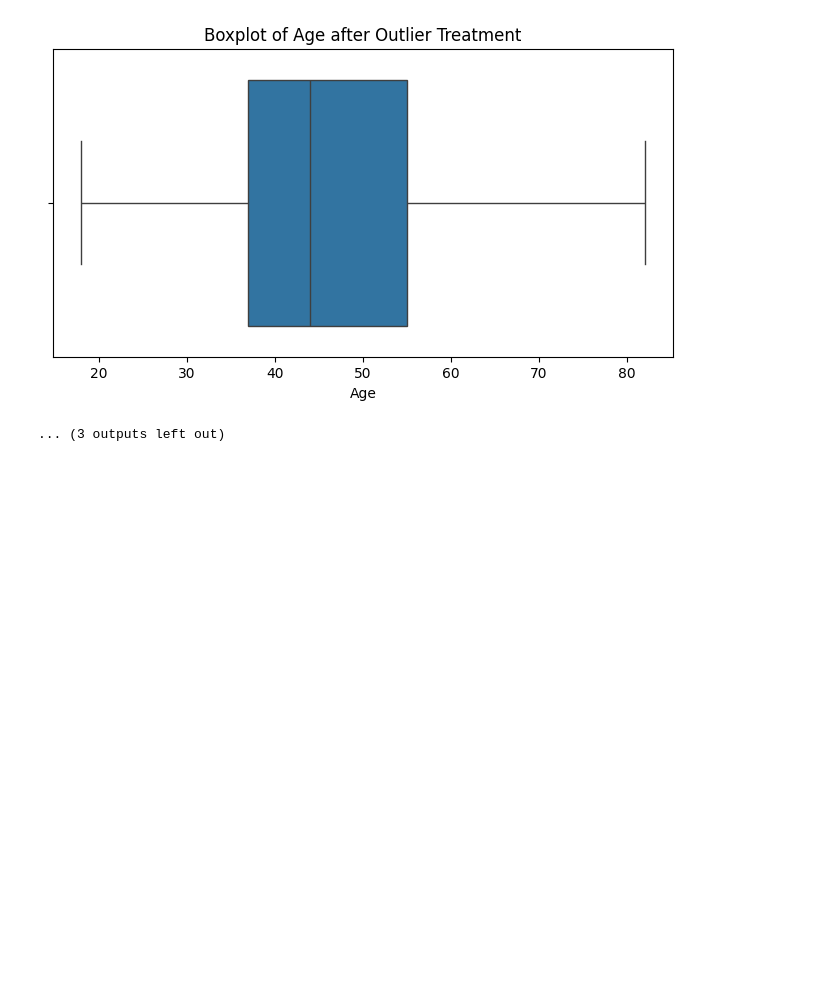
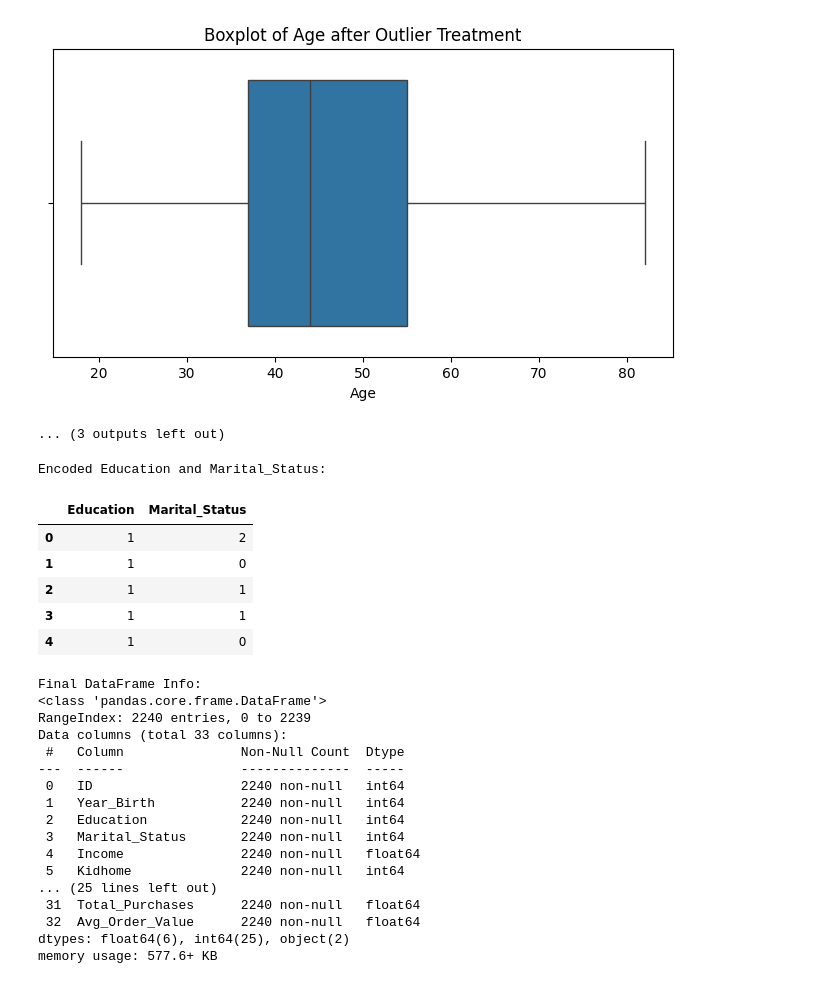
Before and after one commit to rayh4an/Marketing-Campaign, a Jupyter notebook: marketing_campaigns.ipynb, the cells around one changed output. Drawn from its saved outputs; the diff is of its cells as text; code cells hidden in the pictures; blank space fills up the shorter version.

```diff
--- a/marketing_campaigns.ipynb
+++ b/marketing_campaigns.ipynb
@@ -210,3 +210,40 @@ for col in num_cols:
 [figure]
 [figure]
 ... (3 outputs left out)
+# %%
+edu_order = {'Basic': 0, 'Graduate': 1, 'Master': 2, 'PhD': 3}
+df['Education'] = df['Education'].map(edu_order).fillna(-1).astype(int)
+df['Marital_Status'] = df['Marital_Status'].map({
+    'Single': 0,
+    'Married': 1,
+    'Divorced': 2
+}).fillna(-1).astype(int)
+print("\nEncoded Education and Marital_Status:")
+display(df[['Education','Marital_Status']].head())
+print("\nFinal DataFrame Info:")
+df.info()
+# %% [output]
+Encoded Education and Marital_Status:
+|  | Education | Marital_Status |
+| 0 | 1 | 2 |
+| 1 | 1 | 0 |
+| 2 | 1 | 1 |
+| 3 | 1 | 1 |
+| 4 | 1 | 0 |
+Final DataFrame Info:
+<class 'pandas.core.frame.DataFrame'>
+RangeIndex: 2240 entries, 0 to 2239
+Data columns (total 33 columns):
+ #   Column               Non-Null Count  Dtype
+---  ------               --------------  -----
+ 0   ID                   2240 non-null   int64
+ 1   Year_Birth           2240 non-null   int64
+ 2   Education            2240 non-null   int64
+ 3   Marital_Status       2240 non-null   int64
+ 4   Income               2240 non-null   float64
+ 5   Kidhome              2240 non-null   int64
+... (25 lines left out)
+ 31  Total_Purchases      2240 non-null   float64
+ 32  Avg_Order_Value      2240 non-null   float64
+dtypes: float64(6), int64(25), object(2)
+memory usage: 577.6+ KB
```
Also changed, not shown: parts of 1 cell of this notebook.
